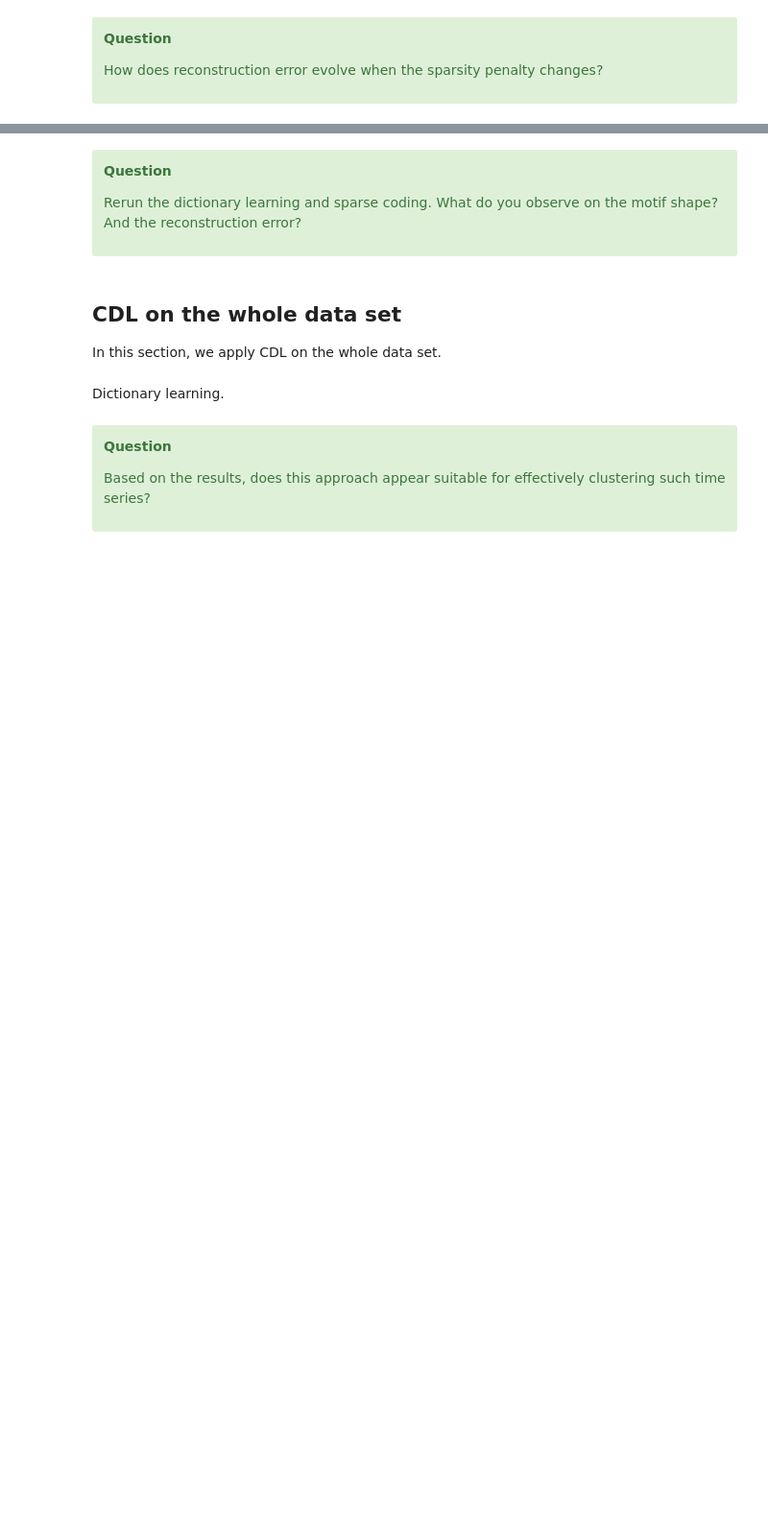
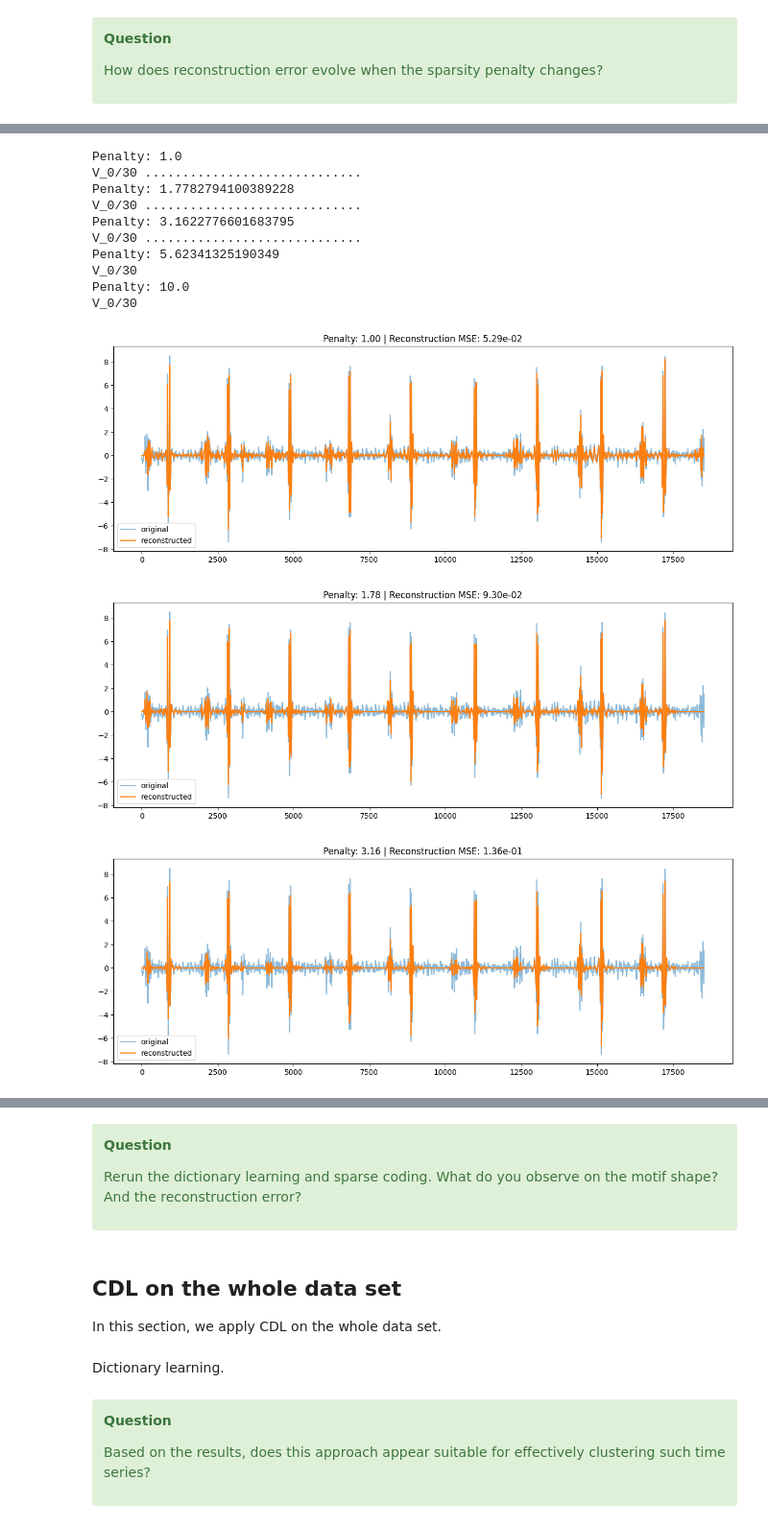
Before and after one commit to janisaiad/timeseries, a Jupyter notebook: notebooks/tp1/01_Clustering_Time_Seriesçjanis.ipynb, the cells around one changed output, grey strips where cells are left out. Shown at 96% size. Drawn from its saved outputs; the diff is of its cells as text; code cells hidden in the pictures; blank space fills up the shorter version.

```diff
--- a/notebooks/tp1/01_Clustering_Time_Seriesçjanis.ipynb
+++ b/notebooks/tp1/01_Clustering_Time_Seriesçjanis.ipynb
@@ -759,0 +734,40 @@ _ = ax.set_title(f"All atoms")
+# %%
+for penalty in np.logspace(0, 1, num=5):  # 5 values from 10^0=1 to 10^1=10 (log scale)
+    # learning a dictionary and codes
+    print(f"Penalty: {penalty}")
+    pobj, _, d_hat, z_hat, _ = learn_d_z(
+        X=data,
+        n_atoms=n_atoms,
+        n_times_atom=atom_length,
+        reg=penalty,
+        n_iter=30,
+        n_jobs=3,
+        verbose=1
+    )
+
+    # Reconstruction with the dictionary and the sparse codes
+    reconstruction = construct_X(z_hat, d_hat).squeeze()
+
+    figsize = (15, 5)
+    fig, ax = plt.subplots(figsize=figsize)
+    tt = np.arange(signal.shape[0])
+    ax.plot(tt, signal, label="original", alpha=0.5)
+    ax.plot(tt, reconstruction, label="reconstructed")
+
+    ax.set_title(f"Penalty: {penalty:.2f} | Reconstruction MSE: {np.mean((signal - reconstruction) ** 2):.2e}")
+
+    _ = plt.legend()
+# %% [output]
+Penalty: 1.0
+V_0/30 .............................
+Penalty: 1.7782794100389228
+V_0/30 .............................
+Penalty: 3.1622776601683795
+V_0/30 .............................
+Penalty: 5.62341325190349
+V_0/30
+Penalty: 10.0
+V_0/30
+[figure, added]
+[figure, added]
+[figure, added]
```
Also changed, not shown: parts of 10 cells of this notebook, 1 other file.
